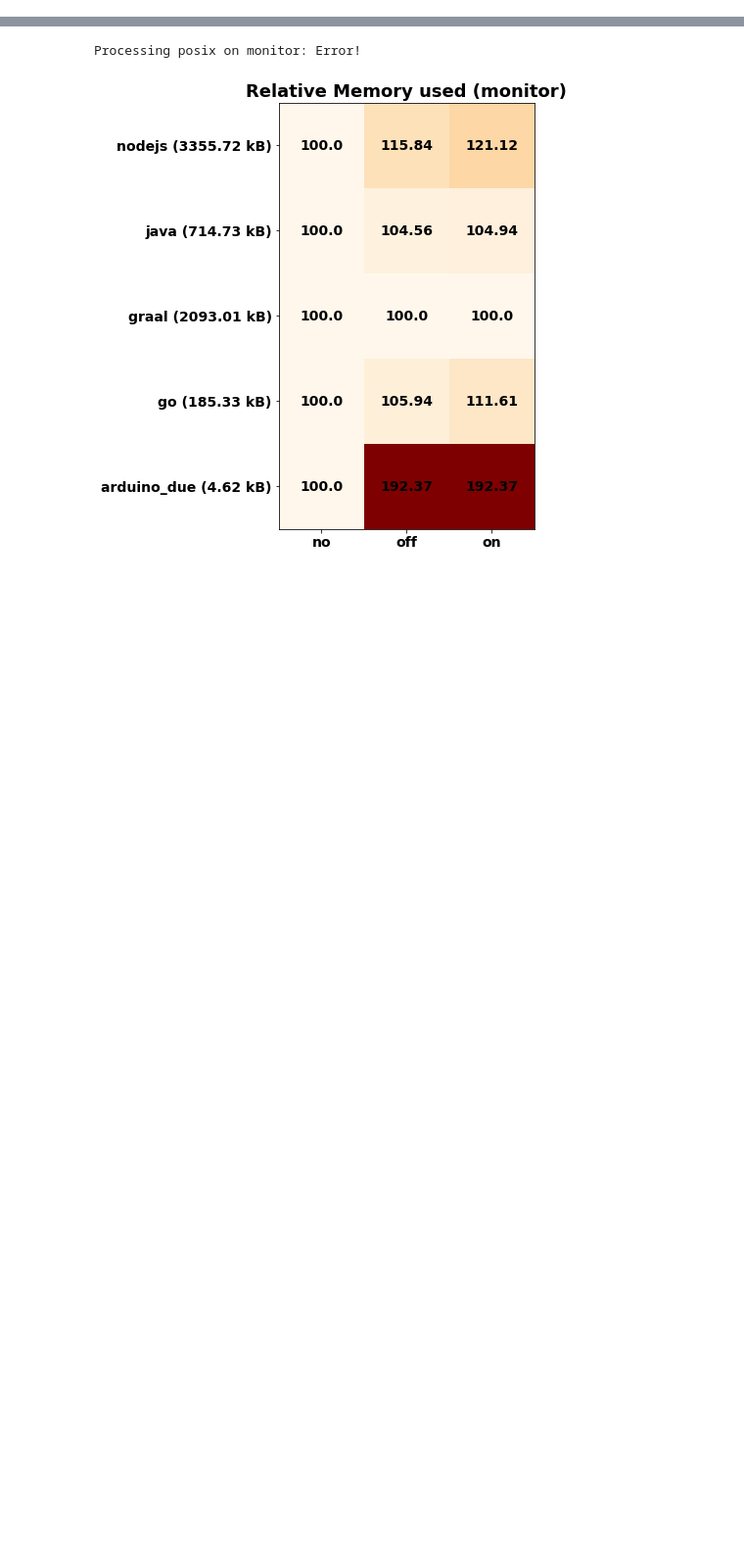
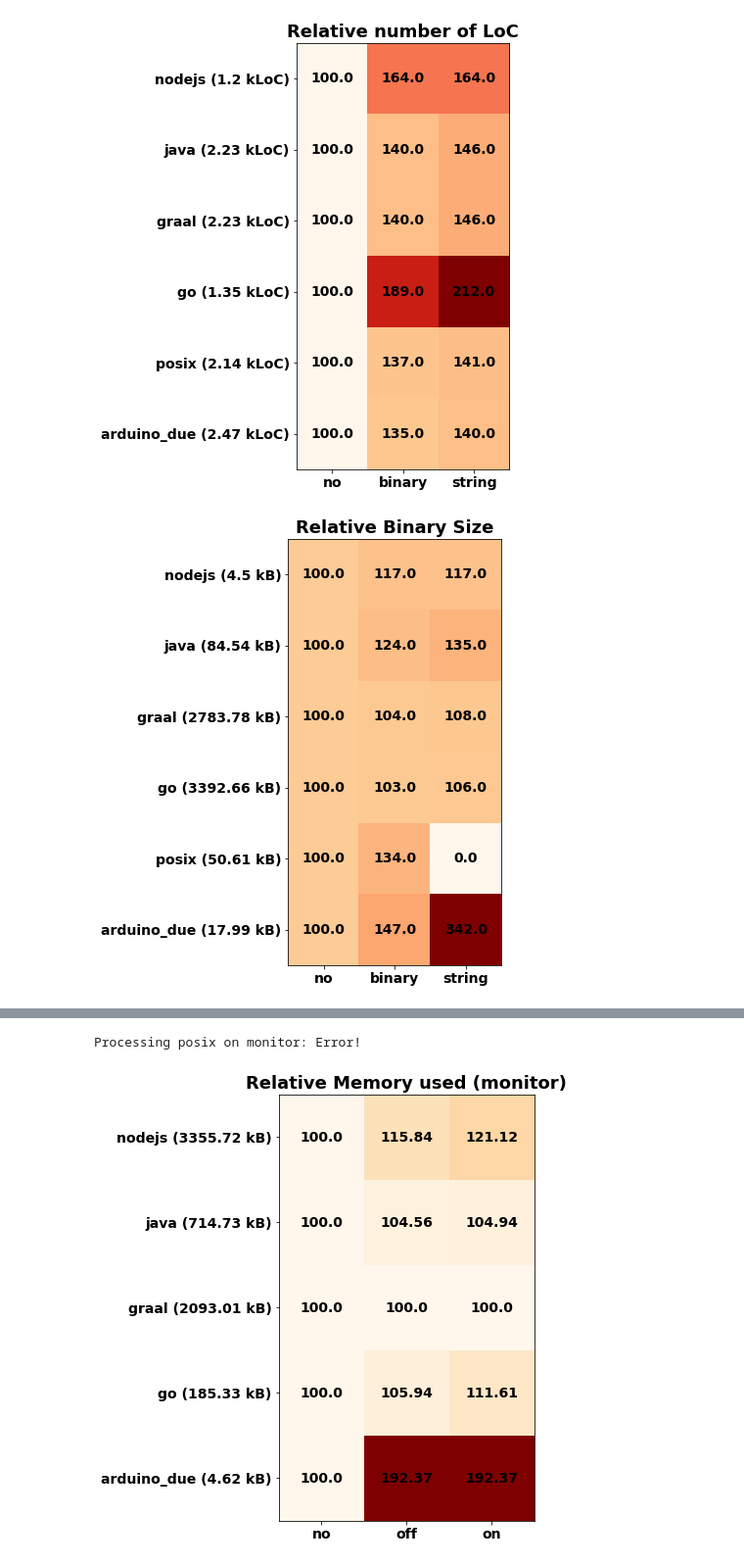
Before and after one commit to brice-morin/thingml-logs-xp, a Jupyter notebook: src/main/jupyter/performances.ipynb, the cells around one changed output, grey strips where cells are left out. Shown at 98% size. Drawn from its saved outputs; the diff is of its cells as text; code cells hidden in the pictures; blank space fills up the shorter version.

```diff
--- a/src/main/jupyter/performances.ipynb
+++ b/src/main/jupyter/performances.ipynb
@@ -53,3 +41,77 @@ def allData(language, mode, log_mode):
+# %%
+def allData(language, mode, log_mode):
+    all_mem = []
+    all_t = []
+    for filename in allFiles(language, mode, log_mode):
+        mem = np.array(list(loadMemory(filename, language))).astype(int).flatten()
+        t = loadTotalTime(filename)
+        all_mem.append(mem)
+        all_t.append(t)
+    return all_mem, all_t
+
+def allStaticData(language):
+    all_loc = []
+    all_bin = []
+    file = open(root + '/log.cloc')
+    while True:
+        line = file.readline()
+        if not line:
+            break
+        if language in line:
+            loc = 0
+            bin = 0
+            if ':loc:' in line:
+                try:
+                    loc = int(line.split(':loc:')[1])
+                except:
+                    loc = 0
+                all_loc.append(loc)
+            if ':bin:' in line:
+                try:
+                    bin = int(line.split(':bin:')[1])
+                except:
+                    bin = 0
+                all_bin.append(bin)
+    return all_loc, all_bin
+
+all_loc = []
+all_bin = []
+y_loc = []
+y_bin = []
+for language in languages:
+    loc, bin = allStaticData(language)
+    all_loc.append(np.round(np.array(loc)/loc[0]*100,0))
+    all_bin.append(np.round(np.array(bin)/bin[0]*100,0))
+    y_loc.append(language + ' (' + str(np.round(loc[0]/1000,2)) + ' kLoC)')
+    y_bin.append(language + ' (' + str(np.round(bin[0]/1000,2)) + ' kB)')
+
+fig = plt.figure(fig_counter, figsize=(10,8))
+plt.imshow(all_loc, cmap='OrRd')
+plt.xticks(range(0, 3), ('no', 'binary', 'string'), weight='heavy', fontsize=14)
+plt.yticks(range(0, 6), y_loc, weight='heavy', fontsize=14)
+for x_val in range(0, 3):
+    for y_val in range(0, len(languages)):
+        c = all_loc[y_val][x_val]
+        plt.text(x_val, y_val, c, va='center', ha='center', weight='heavy', fontsize=14)
+plt.title('Relative number of LoC', weight='heavy', fontsize=18)
+plt.show()
+fig_counter = fig_counter + 1
+
+
+fig = plt.figure(fig_counter, figsize=(10,8))
+plt.imshow(all_bin, cmap='OrRd')
+plt.xticks(range(0, 3), ('no', 'binary', 'string'), weight='heavy', fontsize=14)
+plt.yticks(range(0, 6), y_bin, weight='heavy', fontsize=14)
+for x_val in range(0, 3):
+    for y_val in range(0, len(languages)):
+        c = all_bin[y_val][x_val]
+        plt.text(x_val, y_val, c, va='center', ha='center', weight='heavy', fontsize=14)
+plt.title('Relative Binary Size', weight='heavy', fontsize=18)
+plt.show()
+fig_counter = fig_counter + 1
+# %% [output]
+[figure, added]
+[figure, added]
 # %%
 for log_mode in log_modes:
     global fig_counter
```
Also changed, not shown: parts of 3 cells of this notebook, 1 other file.
